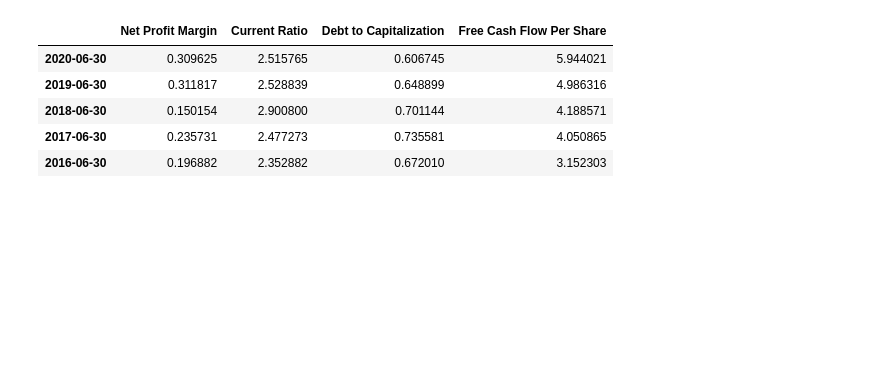
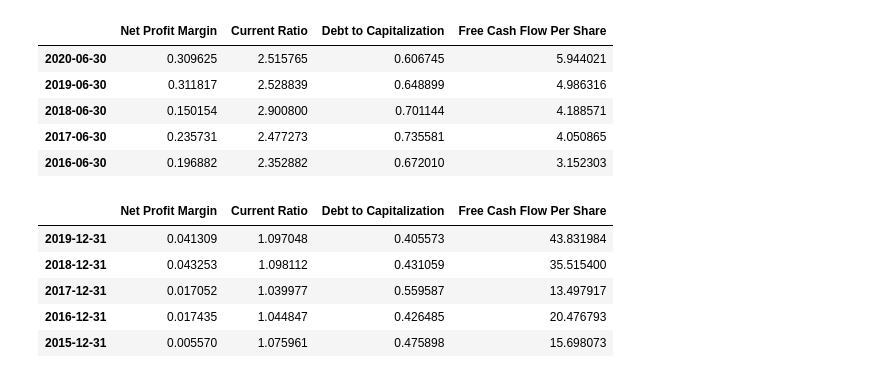
Before and after one commit to kedarmoh/FinTechProjectA, a Jupyter notebook: Project_1_FirstFile.ipynb, the cells around one changed output. Cells and saved outputs as stored; diff of their text form; code cells hidden in the pictures; blank space fills up the shorter version.

```diff
--- a/Project_1_FirstFile.ipynb
+++ b/Project_1_FirstFile.ipynb
@@ -96,3 +182,64 @@ fin_analysis_df
 | 2018-06-30 | 0.150154 | 2.900800 | 0.701144 | 4.188571 |
 | 2017-06-30 | 0.235731 | 2.477273 | 0.735581 | 4.050865 |
 | 2016-06-30 | 0.196882 | 2.352882 | 0.672010 | 3.152303 |
+# %%
+### Company 3
+
+# ticker, will need to edit to allow for user input (also, if a ticker isn't found or input correctly, what will we produce)
+# url broken out
+ticker_3 = ticker_input_3.upper()
+url = str_url + ticker_3 + api_key
+ratio_data_3 = get_jsonparsed_data(url)
+
+# call date (NOTE: the API calls the date as of the last fiscal quarter reported to the public and provides on an annualized basis - the API returns data all the way back to the public listing)
+date_1_3 = ratio_data_3[0]['date']
+date_2_3 = ratio_data_3[1]['date']
+date_3_3 = ratio_data_3[2]['date']
+date_4_3 = ratio_data_3[3]['date']
+date_5_3 = ratio_data_3[4]['date']
+
+# profitability ratio/indicator (NOTE: I used a profitability metric here, but here could go more horizontal to calculate YoY growth in revenue or net income, would need to maybe check out mor on the other API offerings)
+# change to Net Operating Margin or Gross Profit?
+net_profit_margin_1_3 = ratio_data_3[0]['netProfitMargin']
+net_profit_margin_2_3 = ratio_data_3[1]['netProfitMargin']
+net_profit_margin_3_3 = ratio_data_3[2]['netProfitMargin']
+net_profit_margin_4_3 = ratio_data_3[3]['netProfitMargin']
+net_profit_margin_5_3 = ratio_data_3[4]['netProfitMargin']
+
+# liquidity ratio/indicator
+current_ratio_1_3 = ratio_data_3[0]['currentRatio']
+current_ratio_2_3 = ratio_data_3[1]['currentRatio']
+current_ratio_3_3 = ratio_data_3[2]['currentRatio']
+current_ratio_4_3 = ratio_data_3[3]['currentRatio']
+current_ratio_5_3 = ratio_data_3[4]['currentRatio']
+
+# leverage ratio/indicator
+total_debt_to_capitalization_1_3 = ratio_data_3[0]['totalDebtToCapitalization']
+total_debt_to_capitalization_2_3 = ratio_data_3[1]['totalDebtToCapitalization']
+total_debt_to_capitalization_3_3 = ratio_data_3[2]['totalDebtToCapitalization']
+total_debt_to_capitalization_4_3 = ratio_data_3[3]['totalDebtToCapitalization']
+total_debt_to_capitalization_5_3 = ratio_data_3[4]['totalDebtToCapitalization']
+
+# cash flow ratio/indicator
+free_cash_flow_per_share_1_3 = ratio_data_3[0]['freeCashFlowPerShare']
+free_cash_flow_per_share_2_3 = ratio_data_3[1]['freeCashFlowPerShare']
+free_cash_flow_per_share_3_3 = ratio_data_3[2]['freeCashFlowPerShare']
+free_cash_flow_per_share_4_3 = ratio_data_3[3]['freeCashFlowPerShare']
+free_cash_flow_per_share_5_3 = ratio_data_3[4]['freeCashFlowPerShare']
+
+# Two carry away notes from above: 1: include a YoY growth (revenue) metric (or just improvement in the ratios)?, 2: may be fun to include the market sentiment chart from quandl (this would be a universal metrica and not unique to individuals stocks, but could still play into the "buy" recommendation)
+fin_analysis_df_3 = pd.DataFrame({
+    'Net Profit Margin': [net_profit_margin_1_3, net_profit_margin_2_3, net_profit_margin_3_3, net_profit_margin_4_3, net_profit_margin_5_3],
+    'Current Ratio': [current_ratio_1_3, current_ratio_2_3, current_ratio_3_3, current_ratio_4_3, current_ratio_5_3],
+    'Debt to Capitalization': [total_debt_to_capitalization_1_3, total_debt_to_capitalization_2_3, total_debt_to_capitalization_3_3, total_debt_to_capitalization_4_3, total_debt_to_capitalization_5_3],
+    'Free Cash Flow Per Share': [free_cash_flow_per_share_1_3, free_cash_flow_per_share_2_3, free_cash_flow_per_share_3_3, free_cash_flow_per_share_4_3, free_cash_flow_per_share_5_3]},
+    index=[date_1_3, date_2_3, date_3_3, date_4_3, date_5_3])
+
+fin_analysis_df_3
+# %% [output]
+|  | Net Profit Margin | Current Ratio | Debt to Capitalization | Free Cash Flow Per Share |
+| 2019-12-31 | 0.041309 | 1.097048 | 0.405573 | 43.831984 |
+| 2018-12-31 | 0.043253 | 1.098112 | 0.431059 | 35.515400 |
+| 2017-12-31 | 0.017052 | 1.039977 | 0.559587 | 13.497917 |
+| 2016-12-31 | 0.017435 | 1.044847 | 0.426485 | 20.476793 |
+| 2015-12-31 | 0.005570 | 1.075961 | 0.475898 | 15.698073 |
```
Also changed, not shown: parts of 8 cells of this notebook.
